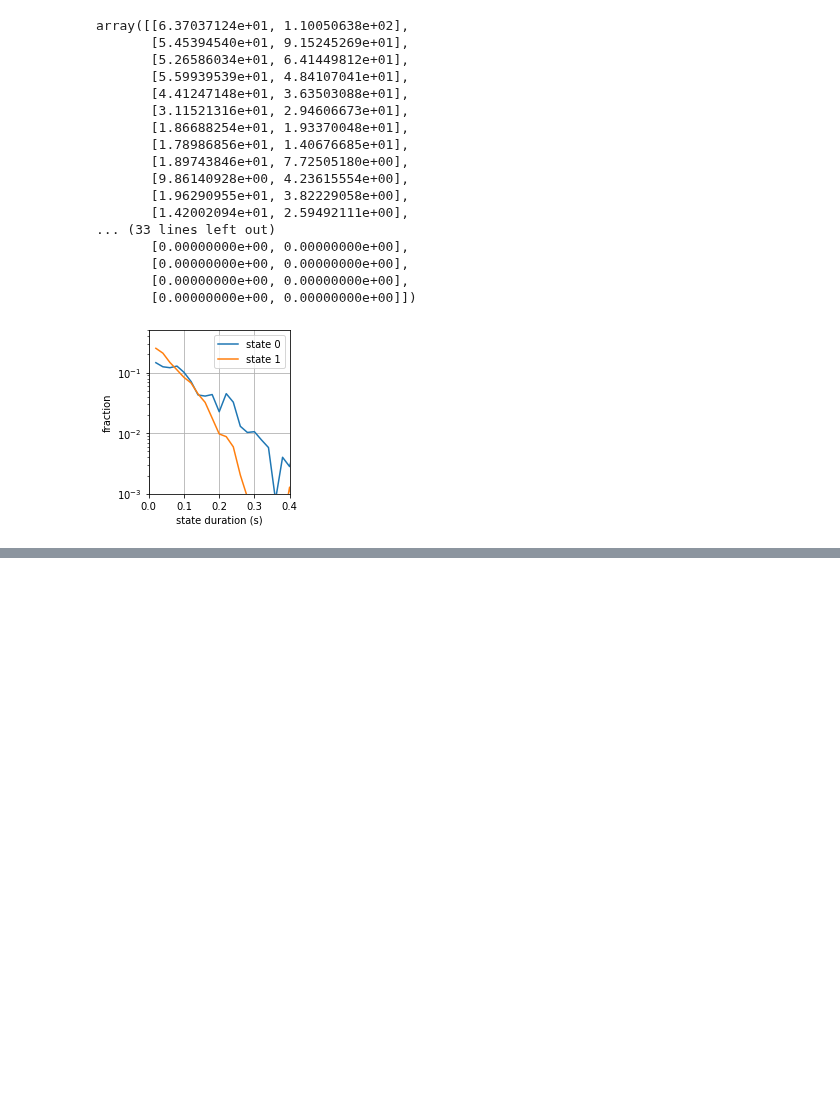
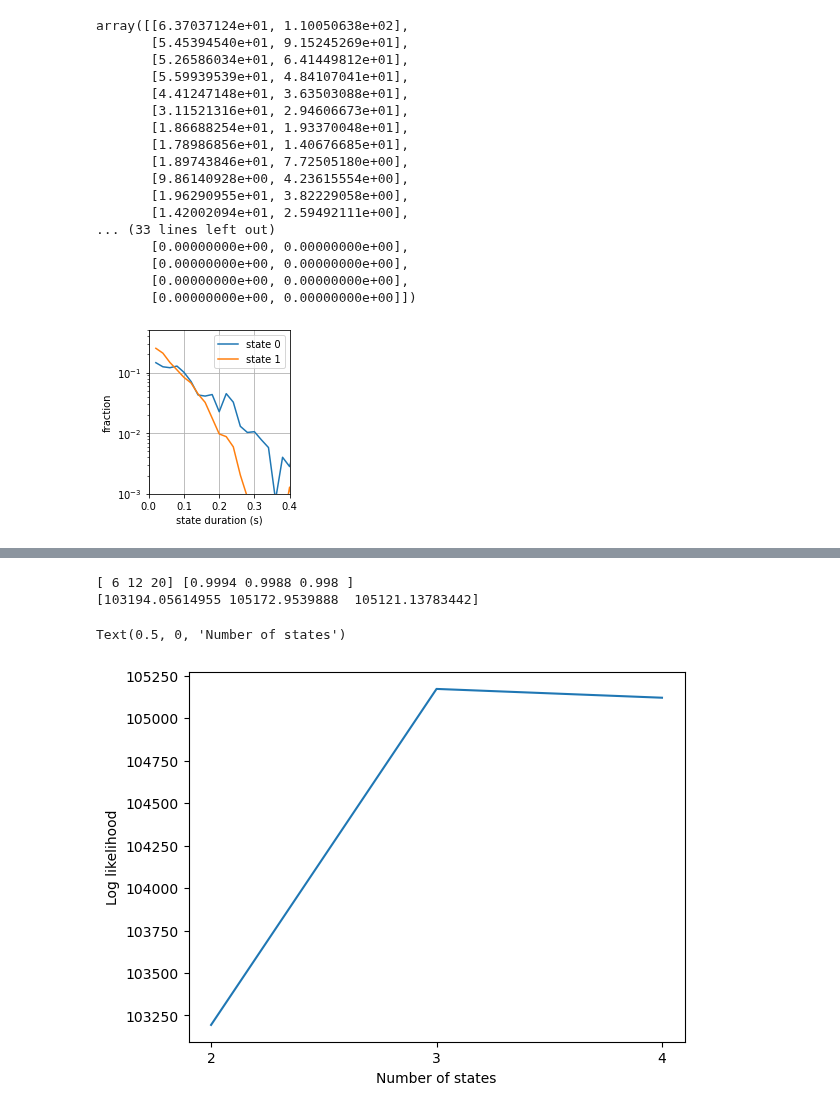
Before and after one commit to vanTeeffelenLab/ExTrack, a Jupyter notebook: Tutorials/Tutorial_ExTrack.ipynb, the cells around one changed output, grey strips where cells are left out. Drawn from its saved outputs; the diff is of its cells as text; code cells hidden in the pictures; blank space fills up the shorter version.

```diff
--- a/Tutorials/Tutorial_ExTrack.ipynb
+++ b/Tutorials/Tutorial_ExTrack.ipynb
@@ -994,0 +1109,16 @@ array([[6.37037124e+01, 1.10050638e+02],
+# %%
+log_likelihoods = np.array(log_likelihoods)
+
+mult_factor = 0.0001
+print((ns*(ns+1)), (1-mult_factor * (ns*(ns+1))))
+metric = (1-mult_factor * (ns*(ns+1))) * log_likelihoods
+print(metric)
+plt.plot(ns, metric)
+plt.ylabel('Log likelihood')
+plt.xticks(ns)
+plt.xlabel('Number of states')
+# %% [output]
+[ 6 12 20] [0.9994 0.9988 0.998 ]
+[103194.05614955 105172.9539888  105121.13783442]
+Text(0.5, 0, 'Number of states')
+[figure, added]
```
Also changed, not shown: parts of 9 cells of this notebook.
